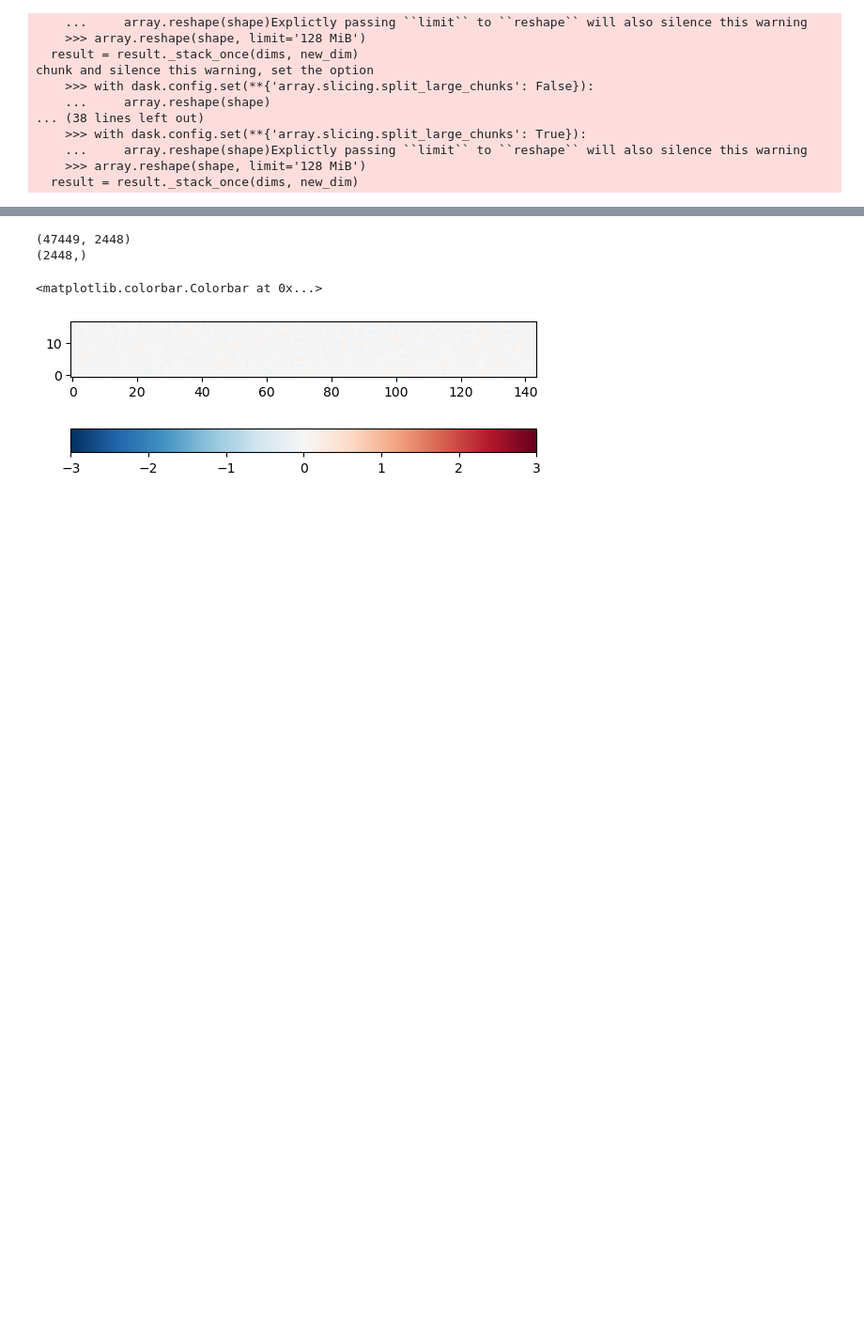
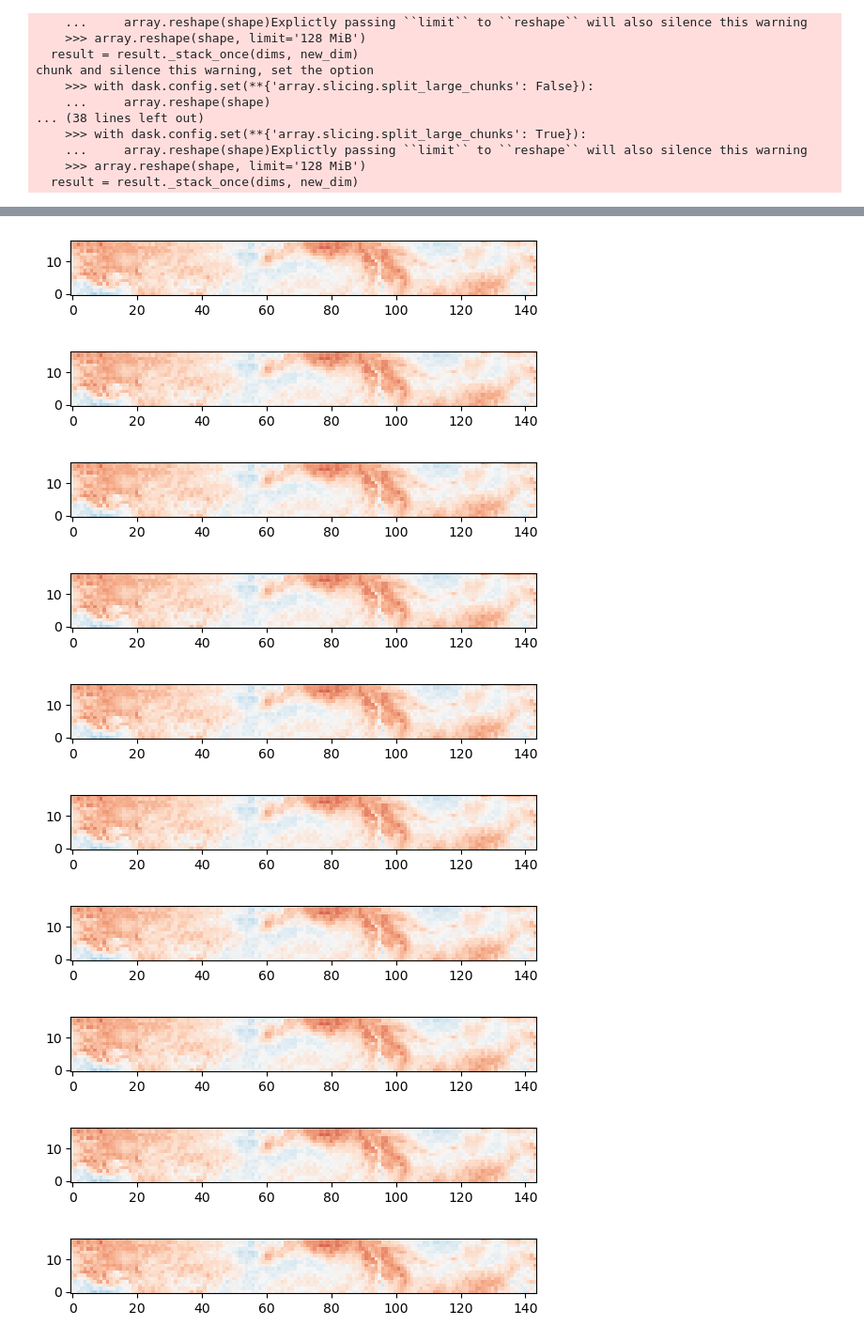
Before and after one commit to kjmayer/S2SPred-EarthSystem, a Jupyter notebook: train.ipynb, the cells around one changed output, grey strips where cells are left out. Shown: that part at 94% size. Cells and saved outputs as stored; diff of their text form; code cells hidden in the pictures; blank space fills up the shorter version.

```diff
--- a/train.ipynb
+++ b/train.ipynb
@@ -125,6 +132,7 @@ Yval = yval_shift.values
 del yval_shift
 # %%
 ## Prep training and validation for ANN
+config = get_config("exp_1")
 training_data = CustomDataset(Xtrain,Ytrain) #xtrain, ytrain need to be numpy, not xarray
 val_data = CustomDataset(Xval,Yval)
 
@@ -150,18 +158,22 @@ torch.Size([32, 2448])
 ## create NN architecture
 config = get_config("exp_1")
 # print(config["arch_atm"])
+device = prepare_device(config["device"])
 model = NeuralNetwork(config=config["arch_atm"])
 
 ## grab optimizer and loss
 optimizer = getattr(torch.optim, config["optimizer"]["type"])(
     model.parameters(), **config["optimizer"]["args"]
 )
-criterion = getattr(torch.nn, config["criterion"])()
+# use yval.lat so that the lat dimension is the same as latxlon
+latitude_weights = torch.tensor(np.cos(np.deg2rad(yval.lat)).values, device=device)
+#plt.imshow(np.cos(np.deg2rad(yval.lat)).unstack('l'))
+criterion = getattr(module_metric, config["criterion"])(latitude_weights)
+#criterion = getattr(torch.nn, config["criterion"])() # not custom
 
 metric_funcs = [getattr(module_metric, met) for met in config["metrics"]]
 
 ## Build the trainer
-device = prepare_device(config["device"])
 trainer = Trainer(
     model,
     criterion,
@@ -226,17 +247,11 @@ dict_keys(['epoch', 'loss', 'val_loss', 'MAE', 'val_MAE'])
 # %%
 with torch.inference_mode():
     val_pred = model.predict(dataset=val_data, batch_size=config["data_loader"]["batch_size"], device=device)
-# %%
-print(np.shape(val_pred))
-print(np.shape(val_pred[0]))
-# %% [output]
-(47449, 2448)
-(2448,)
 # %%
 # ytrainmax = xtrainmax.sel(lat=slice(29,61)).values
 # ytrainmin = xtrainmin.sel(lat=slice(29,61)).values
 # %%
-isample = 133
+isample = 600
 # %%
 val_pred_reshape = val_pred[isample].reshape((17,144))
 # val_pred_denorm = (val_pred_reshape*(ytrainmax-ytrainmin)) + ytrainmin
@@ -246,7 +269,18 @@ Yval_reshape = Yval[isample].reshape((17,144))
 # %%
-plt.imshow(val_pred_reshape,origin='lower',cmap='RdBu_r',vmin=-3,vmax=3)
-plt.colorbar(orientation='horizontal')
+for i in np.arange(0,100,10):
+    val_pred_reshape = val_pred[i].reshape((17,144))
+    plt.imshow(val_pred_reshape,origin='lower',cmap='RdBu_r',vmin=0,vmax=1)
+    # plt.colorbar(orientation='horizontal')
+    plt.show()
 # %% [output]
-<matplotlib.colorbar.Colorbar at 0x...>
-[figure, old version]
+[figure, new version]
+[figure, added]
+[figure, added]
+[figure, added]
+[figure, added]
+[figure, added]
+[figure, added]
+[figure, added]
+[figure, added]
+[figure, added]
 # %%
```
Also changed, not shown: parts of 11 cells of this notebook, 4 other files.
